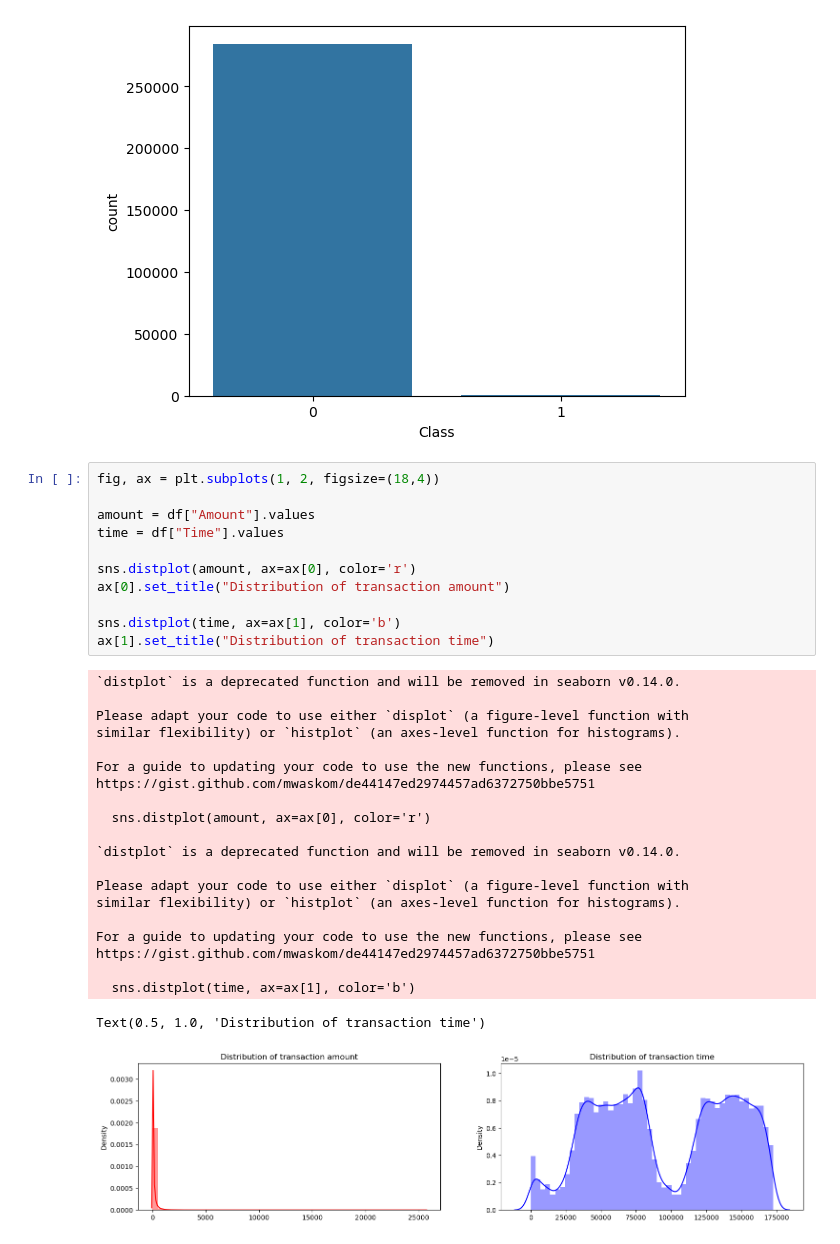
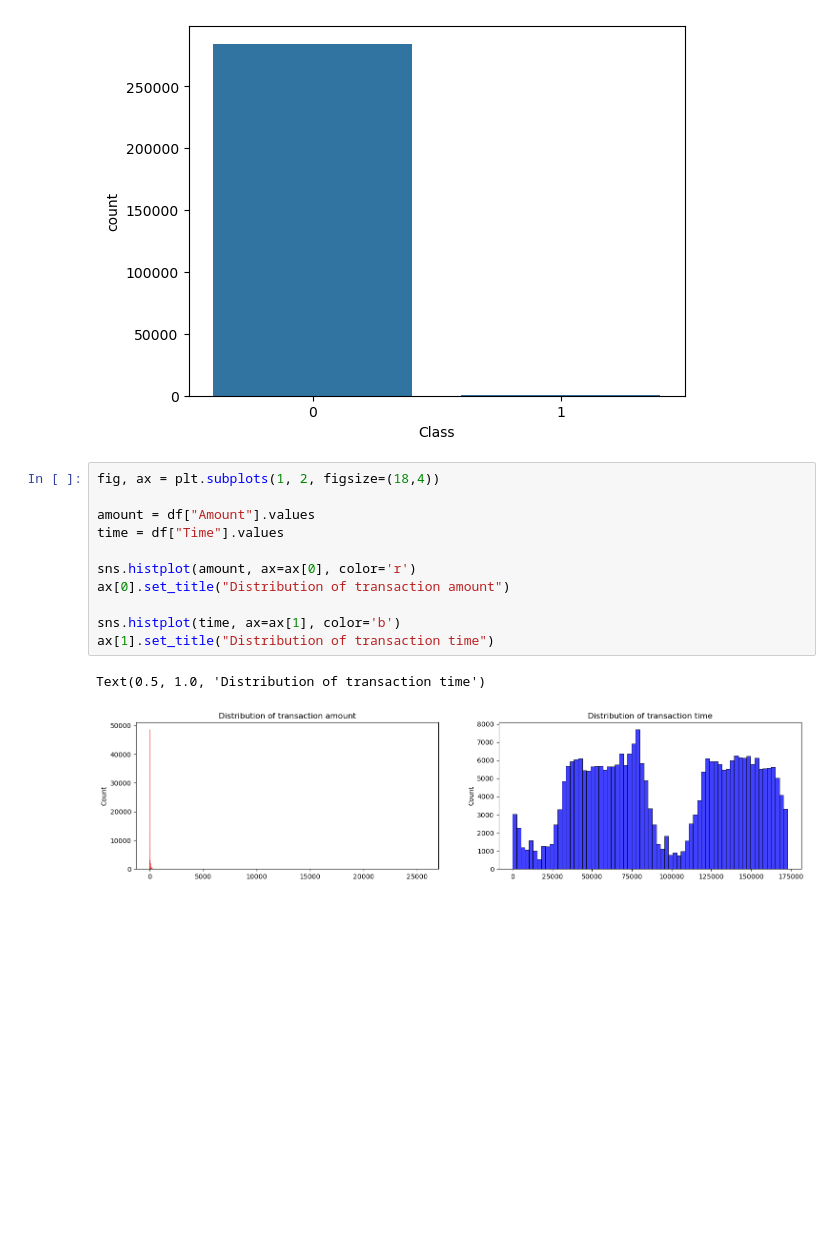
Before and after one commit to aesthlu/fraud_detection, a Jupyter notebook: AML.ipynb, the cells around one changed output. Cells and saved outputs as stored; diff of their text form; blank space fills up the shorter version.

```diff
--- a/AML.ipynb
+++ b/AML.ipynb
@@ -44,33 +35,14 @@ sns.countplot(data=df, x="Class")
 # %%
 fig, ax = plt.subplots(1, 2, figsize=(18,4))
 
 amount = df["Amount"].values
 time = df["Time"].values
 
-sns.distplot(amount, ax=ax[0], color='r')
+sns.histplot(amount, ax=ax[0], color='r')
 ax[0].set_title("Distribution of transaction amount")
 
-sns.distplot(time, ax=ax[1], color='b')
+sns.histplot(time, ax=ax[1], color='b')
 ax[1].set_title("Distribution of transaction time")
 # %% [output]
-`distplot` is a deprecated function and will be removed in seaborn v0.14.0.
-
-Please adapt your code to use either `displot` (a figure-level function with
-similar flexibility) or `histplot` (an axes-level function for histograms).
-
-For a guide to updating your code to use the new functions, please see
-https://gist.github.com/mwaskom/de44147ed2974457ad6372750bbe5751
-
-  sns.distplot(amount, ax=ax[0], color='r')
-
-`distplot` is a deprecated function and will be removed in seaborn v0.14.0.
-
-Please adapt your code to use either `displot` (a figure-level function with
-similar flexibility) or `histplot` (an axes-level function for histograms).
-
-For a guide to updating your code to use the new functions, please see
-https://gist.github.com/mwaskom/de44147ed2974457ad6372750bbe5751
-
-  sns.distplot(time, ax=ax[1], color='b')
+Text(0.5, 1.0, 'Distribution of transaction time')
-Text(0.5, 1.0, 'Distribution of transaction time')
-[figure, old version]
+[figure, new version]
```
Also changed, not shown: parts of 7 cells of this notebook.
